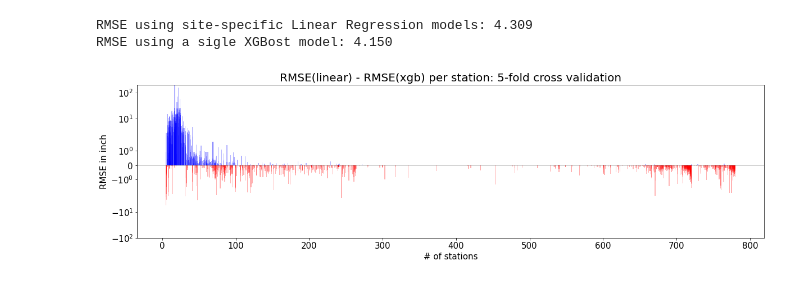
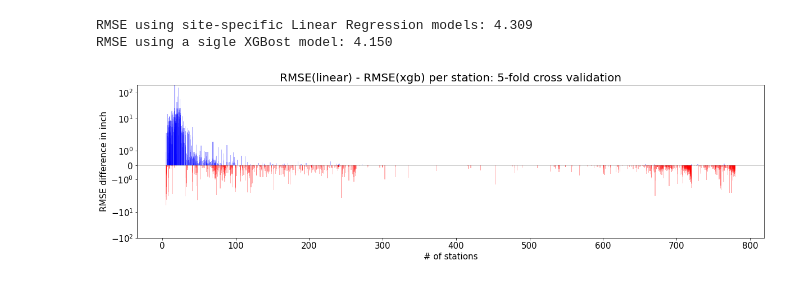
Before and after one commit to yusukemh/StatisticalDownscaling, a Jupyter notebook: finalize/04_site_specific.ipynb, the cells around one changed output. Saved outputs shown, nothing was run; the diff lists cells and outputs as text; code cells hidden in the pictures.

```diff
--- a/finalize/04_site_specific.ipynb
+++ b/finalize/04_site_specific.ipynb
@@ -146,26 +145,25 @@ RMSE using a sigle XGBost model: 4.150
 # %%
 fig, ax = plt.subplots(1, figsize=(20,5))
 ax.bar(
     x=df_rmse['n_data'],
     height=df_rmse['diff'],
     width=1,
     color=['b' if item >= 0 else 'r' for item in df_rmse['diff']],
     alpha=0.3
 )
 
 
 ax.set_ylim((-100, 200))
 ax.axhline(y=0, linestyle='-', linewidth=1, color='k', alpha=0.2)
-# ax.axvline(20, linewidth=1, color='orange')
 ax.set_xlabel('# of stations', fontsize=15)
-ax.set_ylabel('RMSE in inch', fontsize=15)
-# ax.axhline(y=100, linewidth=1, linestyle='--')
+ax.set_ylabel('RMSE difference in inch', fontsize=15)
+
 
 ax.set_title("RMSE(linear) - RMSE(xgb) per station: 5-fold cross validation", fontsize=20)
 ax.set(yscale='symlog')
 ax.tick_params(labelsize=15)# increase the ticklabel size for both axis
 
 print()
-fig.savefig('plots/05_site_specific_all_stations')
+# fig.savefig('plots/05_site_specific_all_stations')
 # %% [output]
-[figure, old version]
+[figure, new version]
```
Also changed, not shown: parts of 3 cells of this notebook, 34 other files.
